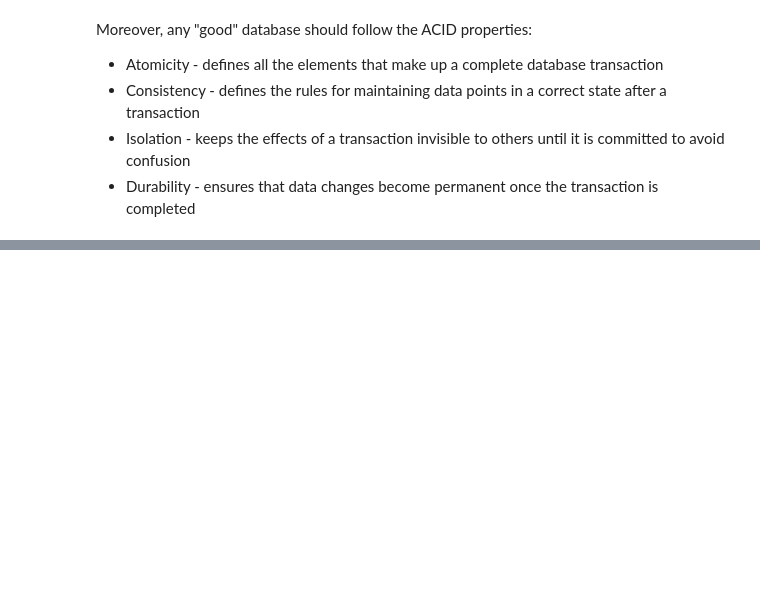
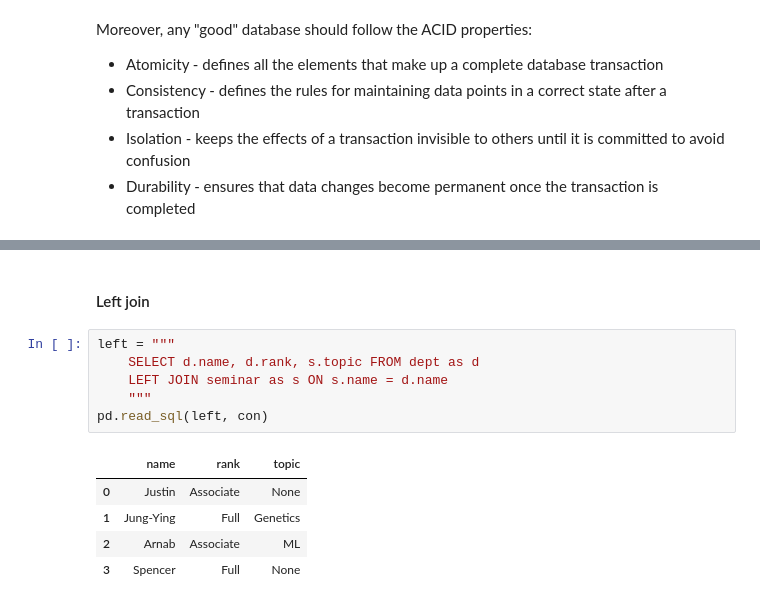
Before and after one commit to scimaksim/Python_graduate_coursework, a Jupyter notebook: Topic_2_notes.ipynb, the cells around one changed output, grey strips where cells are left out. Cells and saved outputs as stored; diff of their text form; blank space fills up the shorter version.

```diff
--- a/Topic_2_notes.ipynb
+++ b/Topic_2_notes.ipynb
@@ -180,0 +276,14 @@ Moreover, any "good" database should follow the ACID properties:
+# %% [markdown]
+#### Left join
+# %%
+left = """
+    SELECT d.name, d.rank, s.topic FROM dept as d
+    LEFT JOIN seminar as s ON s.name = d.name
+    """
+pd.read_sql(left, con)
+# %% [output]
+|  | name | rank | topic |
+| 0 | Justin | Associate | None |
+| 1 | Jung-Ying | Full | Genetics |
+| 2 | Arnab | Associate | ML |
+| 3 | Spencer | Full | None |
```
Also changed, not shown: parts of 18 cells of this notebook, 1 other file.
